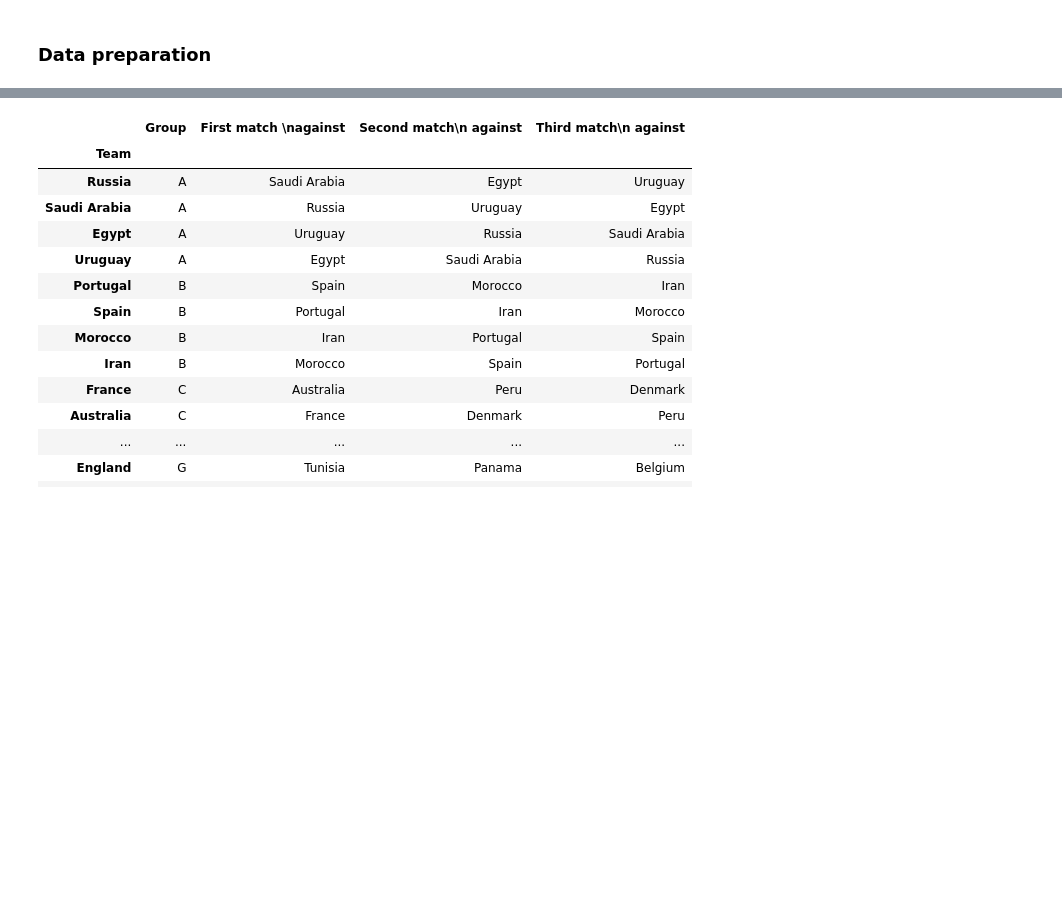
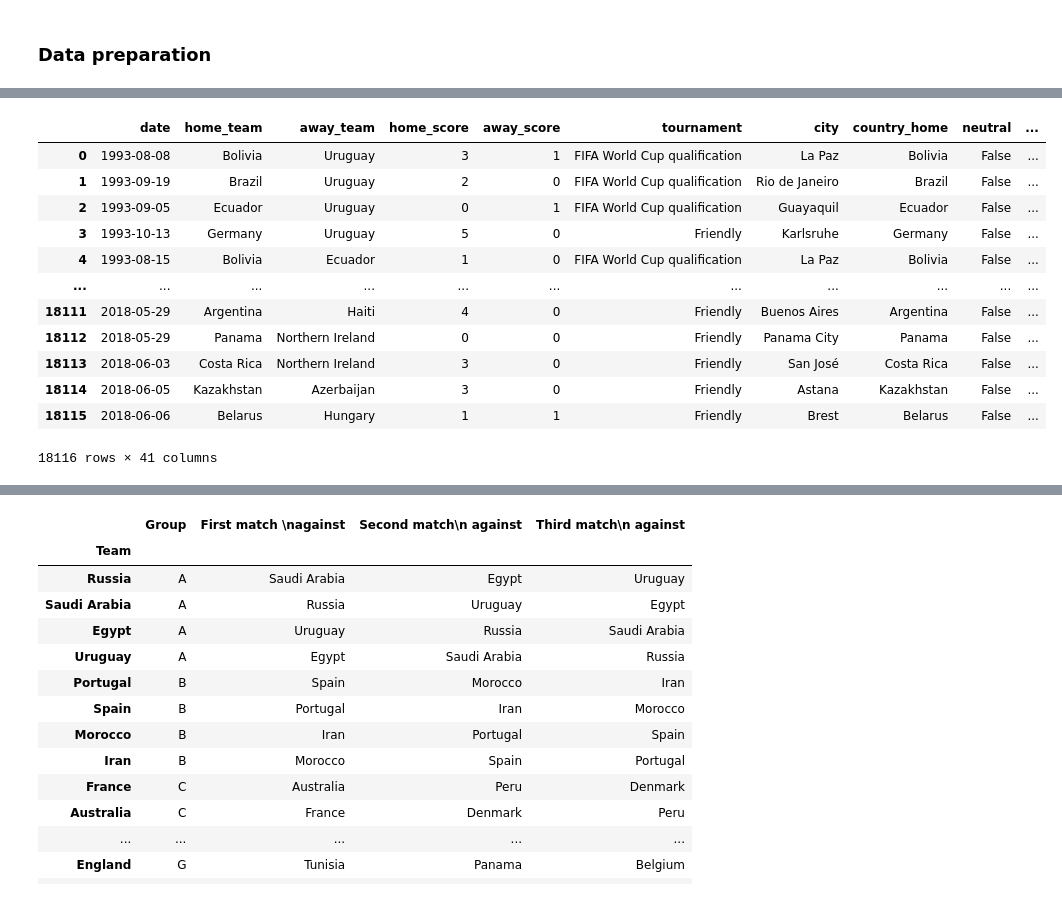
Before and after one commit to iamtlcs/STAT3011-Group5-Project2, a Jupyter notebook: Random_Forest.ipynb, the cells around one changed output, grey strips where cells are left out. Saved outputs shown, nothing was run; the diff lists cells and outputs as text; code cells hidden in the pictures; blank space fills up the shorter version.

```diff
--- a/Random_Forest.ipynb
+++ b/Random_Forest.ipynb
@@ -80,0 +158,16 @@ matches['is_stake'] = matches['tournament'] != 'Friendly'
+# %%
+matches
+# %% [output]
+|  | date | home_team | away_team | home_score | away_score | tournament | city | country_home | neutral | ... |
+| 0 | 1993-08-08 | Bolivia | Uruguay | 3 | 1 | FIFA World Cup qualification | La Paz | Bolivia | False | ... |
+| 1 | 1993-09-19 | Brazil | Uruguay | 2 | 0 | FIFA World Cup qualification | Rio de Janeiro | Brazil | False | ... |
+| 2 | 1993-09-05 | Ecuador | Uruguay | 0 | 1 | FIFA World Cup qualification | Guayaquil | Ecuador | False | ... |
+| 3 | 1993-10-13 | Germany | Uruguay | 5 | 0 | Friendly | Karlsruhe | Germany | False | ... |
+| 4 | 1993-08-15 | Bolivia | Ecuador | 1 | 0 | FIFA World Cup qualification | La Paz | Bolivia | False | ... |
+| ... | ... | ... | ... | ... | ... | ... | ... | ... | ... | ... |
+| 18111 | 2018-05-29 | Argentina | Haiti | 4 | 0 | Friendly | Buenos Aires | Argentina | False | ... |
+| 18112 | 2018-05-29 | Panama | Northern Ireland | 0 | 0 | Friendly | Panama City | Panama | False | ... |
+| 18113 | 2018-06-03 | Costa Rica | Northern Ireland | 3 | 0 | Friendly | San José | Costa Rica | False | ... |
+| 18114 | 2018-06-05 | Kazakhstan | Azerbaijan | 3 | 0 | Friendly | Astana | Kazakhstan | False | ... |
+| 18115 | 2018-06-06 | Belarus | Hungary | 1 | 1 | Friendly | Brest | Belarus | False | ... |
+18116 rows × 41 columns
```
Also changed, not shown: parts of 14 cells of this notebook.
